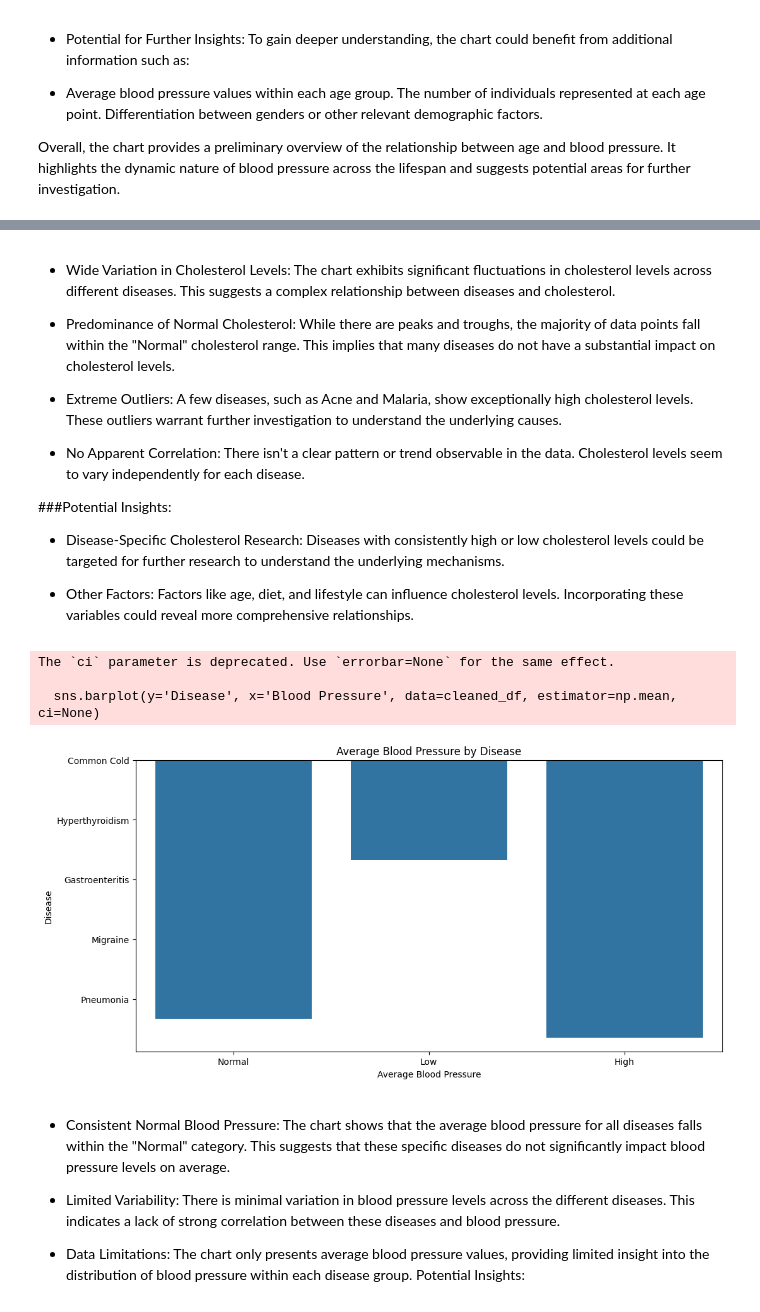
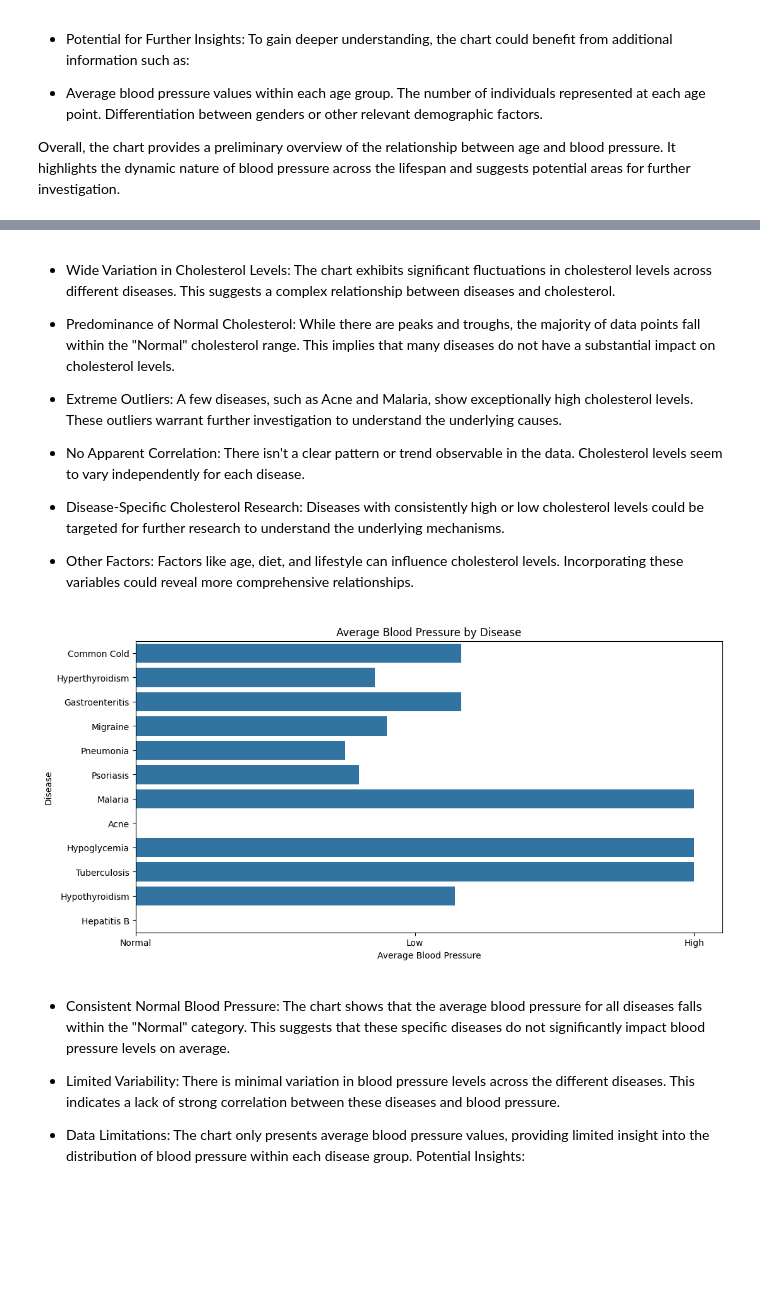
Before and after one commit to raviatkumar/Medical_Chat_Bot, a Jupyter notebook: Medical_ChatBot.ipynb, the cells around one changed output, grey strips where cells are left out. Drawn from its saved outputs; the diff is of its cells as text; code cells hidden in the pictures; blank space fills up the shorter version.

```diff
--- a/Medical_ChatBot.ipynb
+++ b/Medical_ChatBot.ipynb
@@ -650,25 +625,19 @@ The `ci` parameter is deprecated. Use `errorbar=None` for the same effect.
 
 * No Apparent Correlation: There isn't a clear pattern or trend observable in the data. Cholesterol levels seem to vary independently for each disease.
 
-###Potential Insights:
-
 * Disease-Specific Cholesterol Research: Diseases with consistently high or low cholesterol levels could be targeted for further research to understand the underlying mechanisms.
 
 * Other Factors: Factors like age, diet, and lifestyle can influence cholesterol levels. Incorporating these variables could reveal more comprehensive relationships.
 # %%
-# Bar Plot: Average Blood Pressure by Disease (Reversed)
 plt.figure(figsize=(12, 6))
-sns.barplot(y='Disease', x='Blood Pressure', data=cleaned_df, estimator=np.mean, ci=None)
+sns.barplot(x='Blood Pressure', y='Disease', data=cleaned_df, estimator=np.mean, ci=None, orient='h')
 plt.title('Average Blood Pressure by Disease')
 plt.xlabel('Average Blood Pressure')
 plt.ylabel('Disease')
 plt.xticks(rotation=0)
 plt.show()
 # %% [output]
-The `ci` parameter is deprecated. Use `errorbar=None` for the same effect.
-
-  sns.barplot(y='Disease', x='Blood Pressure', data=cleaned_df, estimator=np.mean, ci=None)
-[figure, old version]
+[figure, new version]
 # %% [markdown]
 * Consistent Normal Blood Pressure: The chart shows that the average blood pressure for all diseases falls within the "Normal" category. This suggests that these specific diseases do not significantly impact blood pressure levels on average.
 
```
Also changed, not shown: parts of 82 cells of this notebook.
